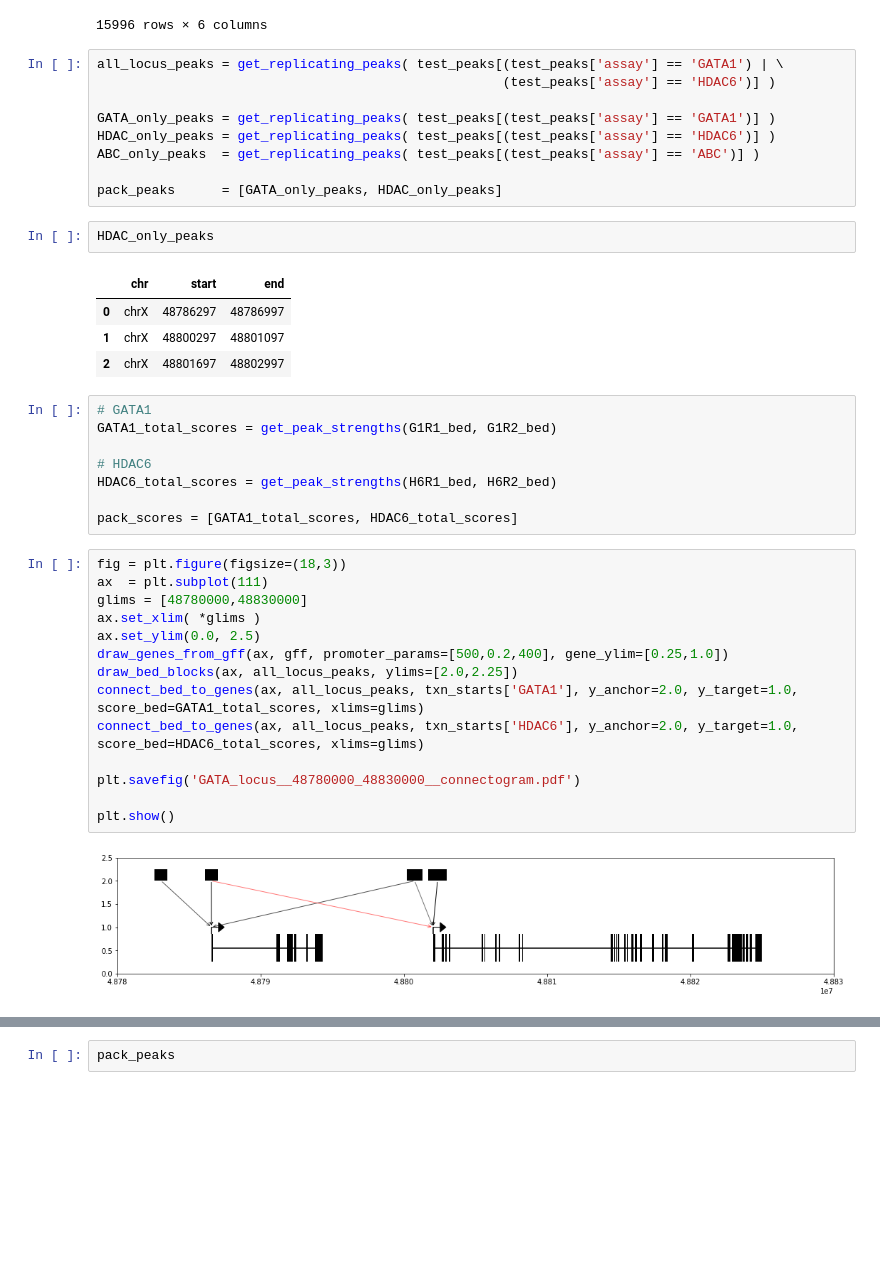
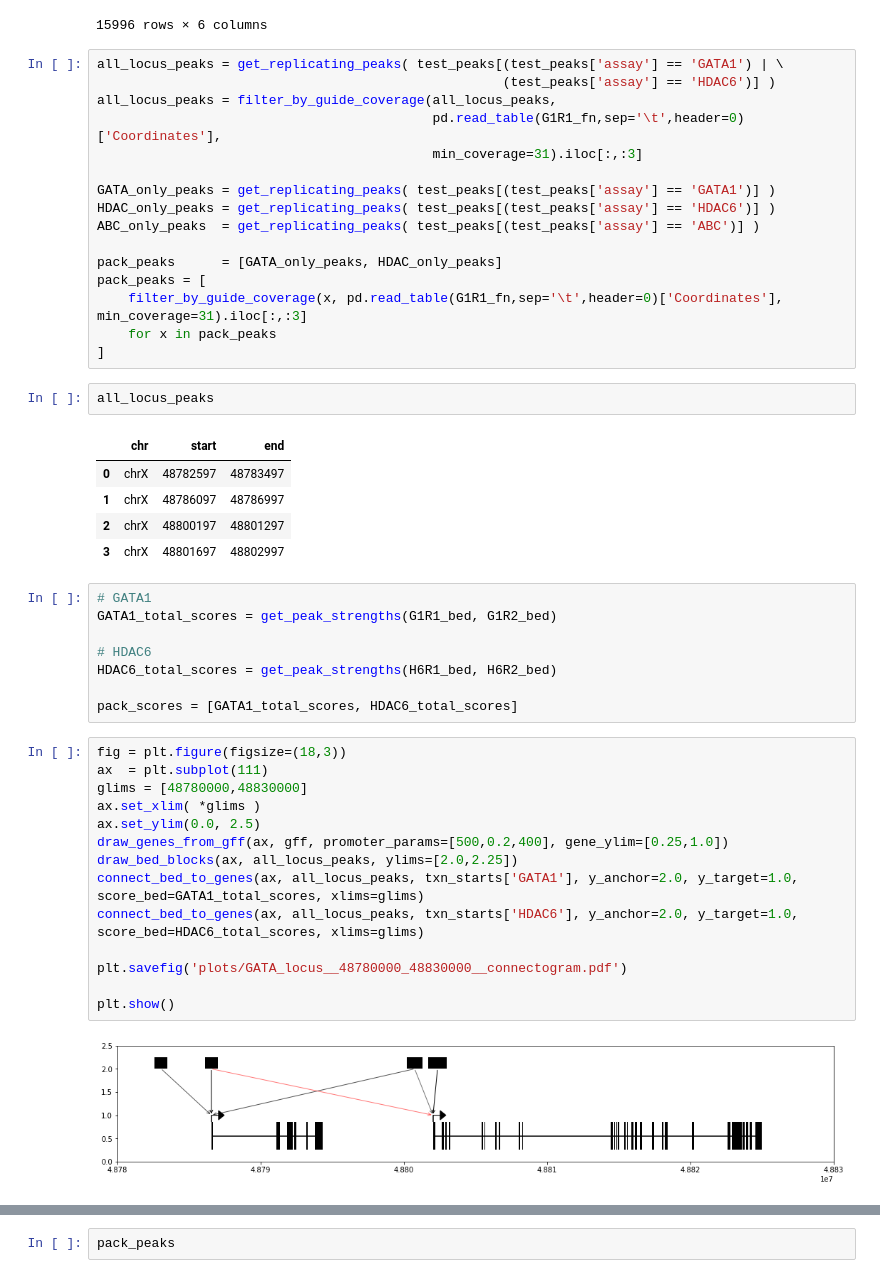
Before and after one commit to sjgosai/casa, a Jupyter notebook: analysis/GATA_locus.ipynb, the cells around one changed output, grey strips where cells are left out. Saved outputs shown, nothing was run; the diff lists cells and outputs as text; blank space fills up the shorter version.

Commit message:
Added locus analysis notebooks used for paper

```diff
--- a/analysis/GATA_locus.ipynb
+++ b/analysis/GATA_locus.ipynb
@@ -376,19 +376,27 @@ test_peaks
 # %%
 all_locus_peaks = get_replicating_peaks( test_peaks[(test_peaks['assay'] == 'GATA1') | \
                                                     (test_peaks['assay'] == 'HDAC6')] )
+all_locus_peaks = filter_by_guide_coverage(all_locus_peaks,
+                                           pd.read_table(G1R1_fn,sep='\t',header=0)['Coordinates'],
+                                           min_coverage=31).iloc[:,:3]
 
 GATA_only_peaks = get_replicating_peaks( test_peaks[(test_peaks['assay'] == 'GATA1')] )
 HDAC_only_peaks = get_replicating_peaks( test_peaks[(test_peaks['assay'] == 'HDAC6')] )
 ABC_only_peaks  = get_replicating_peaks( test_peaks[(test_peaks['assay'] == 'ABC')] )
 
 pack_peaks      = [GATA_only_peaks, HDAC_only_peaks]
+pack_peaks = [
+    filter_by_guide_coverage(x, pd.read_table(G1R1_fn,sep='\t',header=0)['Coordinates'], min_coverage=31).iloc[:,:3]
+    for x in pack_peaks
+]
-# %%
-HDAC_only_peaks
-# %% [output]
-|  | chr | start | end |
-| 0 | chrX | 48786297 | 48786997 |
-| 1 | chrX | 48800297 | 48801097 |
-| 2 | chrX | 48801697 | 48802997 |
+# %%
+all_locus_peaks
+# %% [output]
+|  | chr | start | end |
+| 0 | chrX | 48782597 | 48783497 |
+| 1 | chrX | 48786097 | 48786997 |
+| 2 | chrX | 48800197 | 48801297 |
+| 3 | chrX | 48801697 | 48802997 |
 # %%
 # GATA1
 GATA1_total_scores = get_peak_strengths(G1R1_bed, G1R2_bed)
@@ -408,7 +416,7 @@ draw_bed_blocks(ax, all_locus_peaks, ylims=[2.0,2.25])
 connect_bed_to_genes(ax, all_locus_peaks, txn_starts['GATA1'], y_anchor=2.0, y_target=1.0, score_bed=GATA1_total_scores, xlims=glims)
 connect_bed_to_genes(ax, all_locus_peaks, txn_starts['HDAC6'], y_anchor=2.0, y_target=1.0, score_bed=HDAC6_total_scores, xlims=glims)
 
-plt.savefig('GATA_locus__48780000_48830000__connectogram.pdf')
+plt.savefig('plots/GATA_locus__48780000_48830000__connectogram.pdf')
 
 plt.show()
 # %% [output]
```
Also changed, not shown: parts of 13 cells of this notebook, 7 other files.
